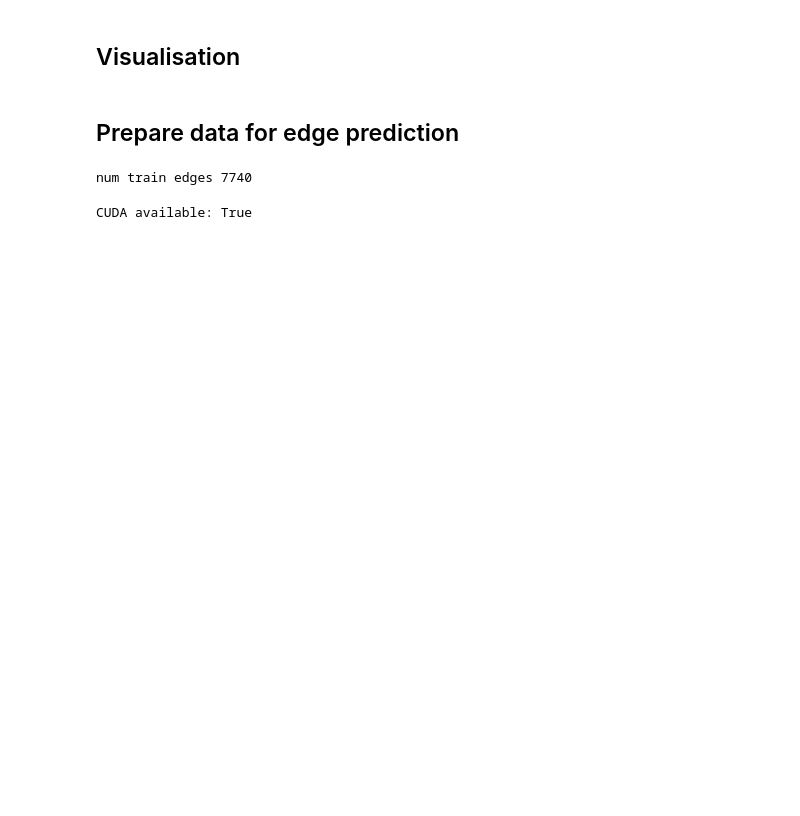
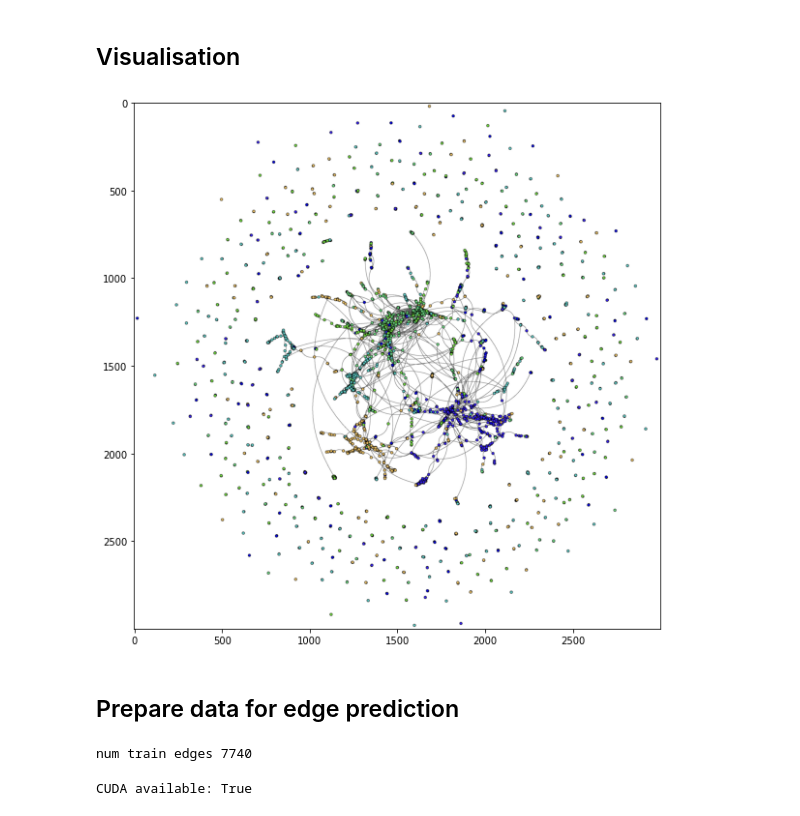
Before and after one commit to isolabs/gnn-tutorial, a Jupyter notebook: gae/gae.ipynb, the cells around one changed output. Cells and saved outputs as stored; diff of their text form; code cells hidden in the pictures; blank space fills up the shorter version.

Commit message:
update vgae loss and plot function

```diff
--- a/gae/gae.ipynb
+++ b/gae/gae.ipynb
@@ -73,14 +77,3 @@ num features = 3703
 </table>
 # %% [markdown]
 ## Visualisation
-# %%
-# define a plot function using networkx
-def plot(x, y, edge_index):
-    """
-    plot a graph using networkx
-    :param x: feature matrix, shape (n nodes, n features)
-    :param y: node classes, shape (n nodes)
-    :param edge_index: edge index in coo format, shape (2, n edges)
-    """
-    graph = to_networkx(Data(x=x, y=y, edge_index=edge_index))
-    nx.draw_networkx(graph)
@@ -93,3 +80,39 @@ def plot(x, y, edge_index):
+# %%
+# define a plot function using networkx
+def plot(data, outfile='./graph.eps'):
+    """
+    plot a PyG graph using igraph
+    :param data: instance of torch_geometric.data
+    """
+    assert data.edge_index is not None, 'cannot plot after train_test_split_edges has been called'
+    g = ig.Graph()
+    # set the number of vertices
+    g.add_vertices(data.num_nodes)
+    # get the edges as a list of tuples [(source, target) ...]
+    edges = list(zip(*tuple(data.edge_index)))
+    edges = [(int(a), int(b)) for a, b in edges]
+    g.add_edges(edges)
+    n_classes = len(np.unique(data.y))
+    # randomly generate a hexadecimal colour for each class
+    r = lambda: random.randint(0, 255)
+    colours = ['#%02X%02X%02X' % (r(),r(),r()) for i in range(n_classes)]
+    g.vs['color'] = [colours[cls] for cls in data.y]
+    # save the plot to a .eps file
+    ig.plot(
+        g, outfile,
+        layout=g.layout_auto(), vertex_size=15, vertex_colour='#D1D1D1',
+        edge_curved=True, bbox=(3000, 3000), margin=20
+    )
+    # read and show the plot
+    img = Image.open(outfile)
+    fig, ax = plt.subplots(figsize=(10, 10))
+    ax.imshow(img)
+# %%
+# plot the graph - ok to run on cora/citeseer but slower on pubmed
+if dataset_name != 'PubMed':
+    plot(data)
+# %% [output]
+[figure, added]
 # %% [markdown]
 ## Prepare data for edge prediction
 # %%
```
Also changed, not shown: parts of 11 cells of this notebook, 13 other files.
